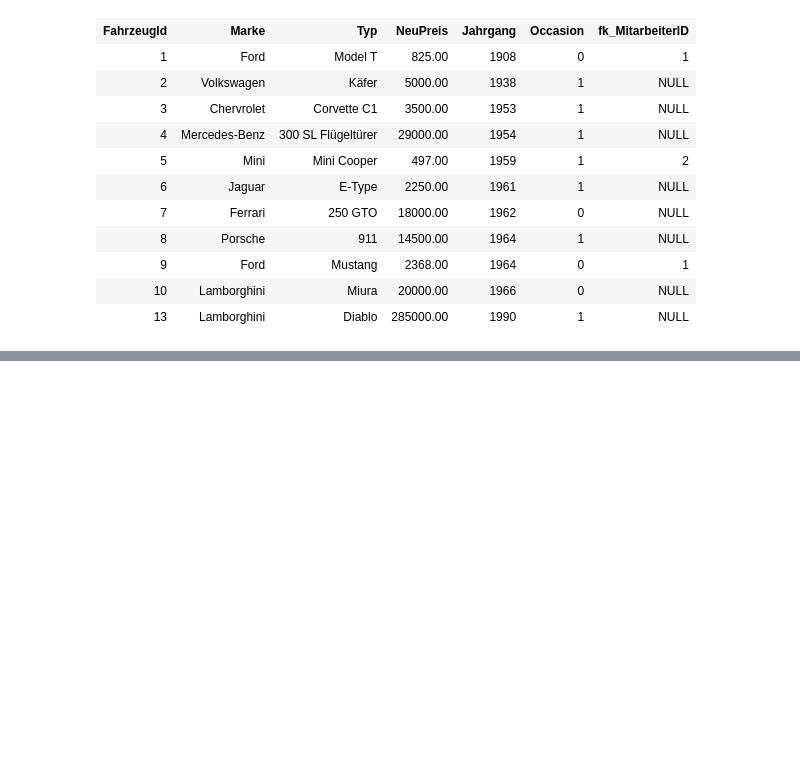
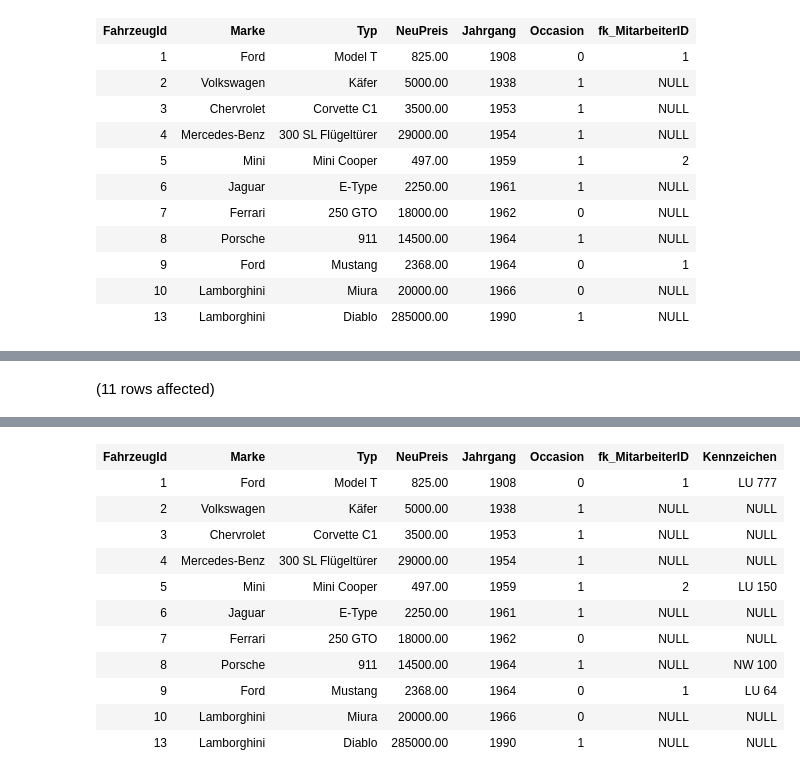
Before and after one commit to Matcha-Git/m164, a Jupyter notebook: DML/DML_aufgaben_Autopark.ipynb, the cells around one changed output, grey strips where cells are left out. Cells and saved outputs as stored; diff of their text form; code cells hidden in the pictures; blank space fills up the shorter version.

```diff
--- a/DML/DML_aufgaben_Autopark.ipynb
+++ b/DML/DML_aufgaben_Autopark.ipynb
@@ -202,0 +228,4 @@ Total execution time: 00:00:00.008
+# %%
+SELECT * FROM Fahrzeug;
+# %% [output]
+(11 rows affected)
@@ -202,0 +233,12 @@ Total execution time: 00:00:00.008
+| FahrzeugId | Marke | Typ | NeuPreis | Jahrgang | Occasion | fk_MitarbeiterID | Kennzeichen |
+| 1 | Ford | Model T | 825.00 | 1908 | 0 | 1 | LU 777 |
+| 2 | Volkswagen | Käfer | 5000.00 | 1938 | 1 | NULL | NULL |
+| 3 | Chervrolet | Corvette C1 | 3500.00 | 1953 | 1 | NULL | NULL |
+| 4 | Mercedes-Benz | 300 SL Flügeltürer | 29000.00 | 1954 | 1 | NULL | NULL |
+| 5 | Mini | Mini Cooper | 497.00 | 1959 | 1 | 2 | LU 150 |
+| 6 | Jaguar | E-Type | 2250.00 | 1961 | 1 | NULL | NULL |
+| 7 | Ferrari | 250 GTO | 18000.00 | 1962 | 0 | NULL | NULL |
+| 8 | Porsche | 911 | 14500.00 | 1964 | 1 | NULL | NW 100 |
+| 9 | Ford | Mustang | 2368.00 | 1964 | 0 | 1 | LU 64 |
+| 10 | Lamborghini | Miura | 20000.00 | 1966 | 0 | NULL | NULL |
+| 13 | Lamborghini | Diablo | 285000.00 | 1990 | 1 | NULL | NULL |
```
Also changed, not shown: parts of 5 cells of this notebook.
